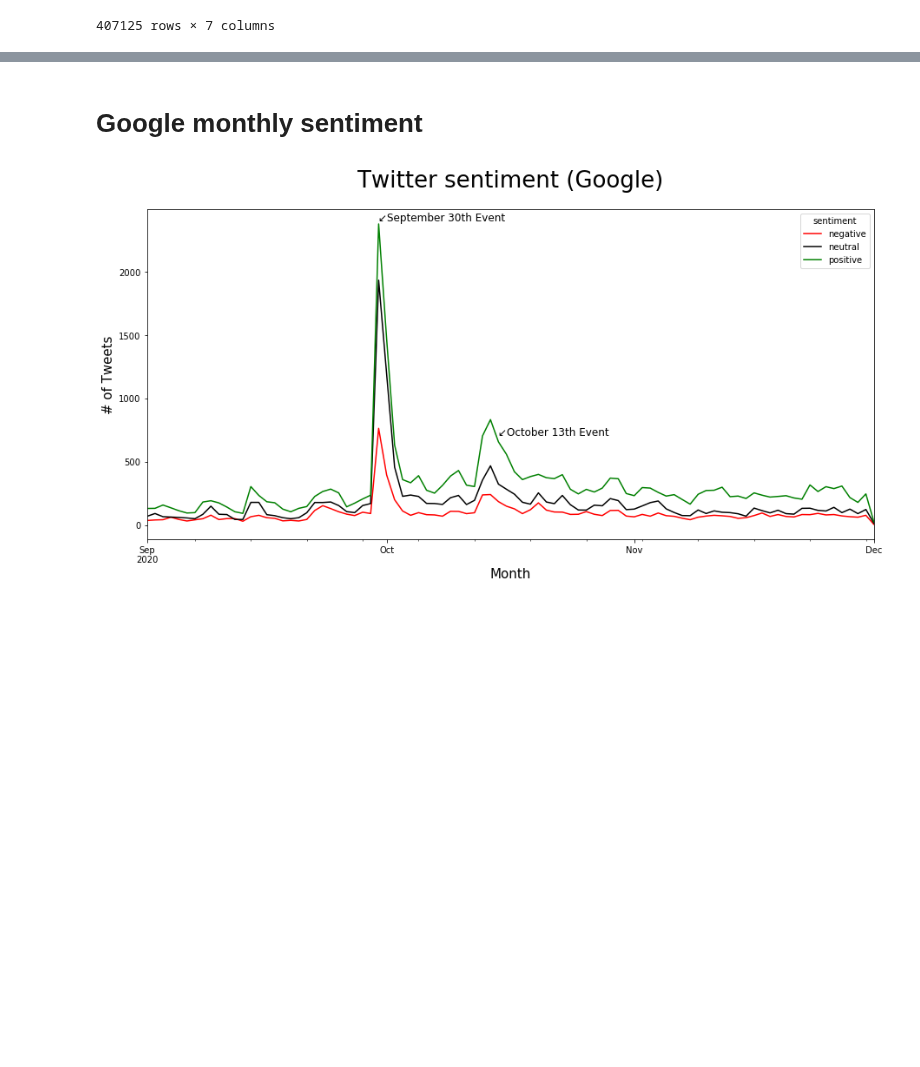
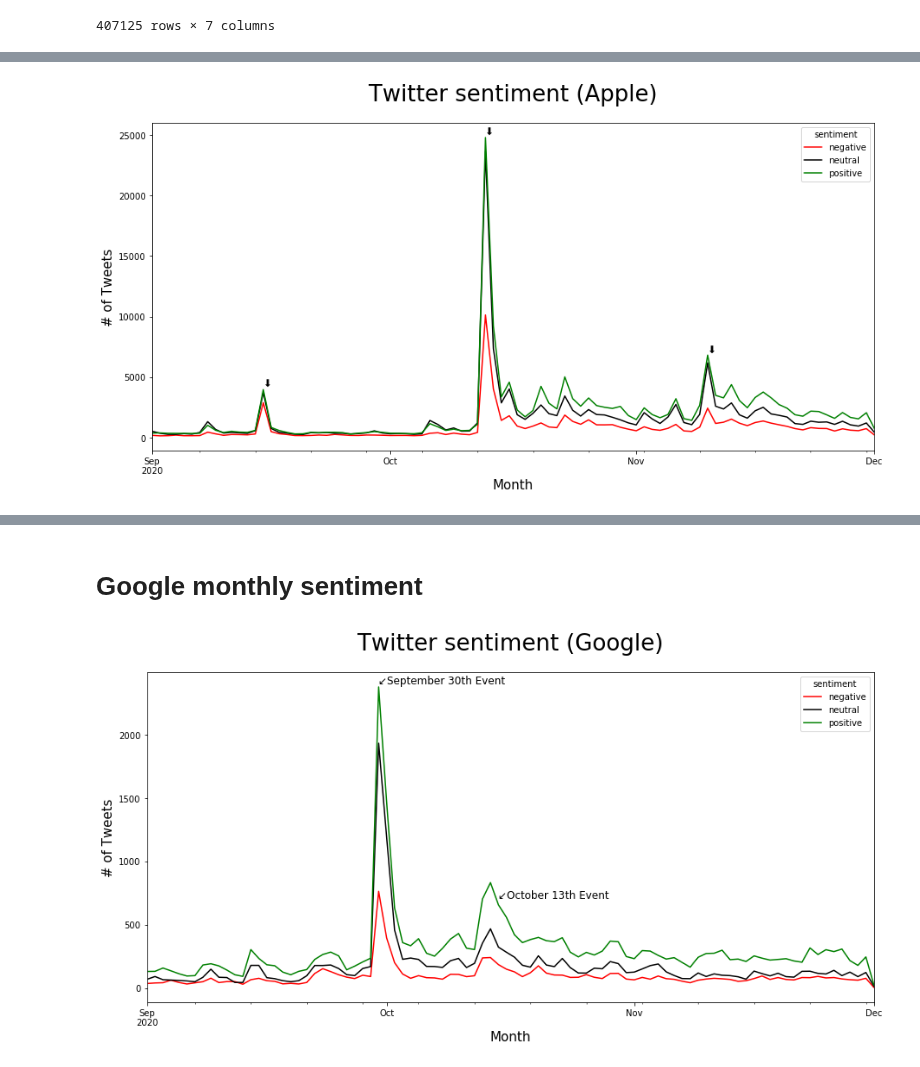
Before and after one commit to brenfrrs/twitter_sentiment_analysis, a Jupyter notebook: EDA_notebook.ipynb, the cells around one changed output, grey strips where cells are left out. Drawn from its saved outputs; the diff is of its cells as text; code cells hidden in the pictures; blank space fills up the shorter version.

```diff
--- a/EDA_notebook.ipynb
+++ b/EDA_notebook.ipynb
@@ -170,0 +173,23 @@ ax.set_title('Twitter sentiment (Apple)', fontsize=26, pad='25.0');
+# %%
+fig, ax = plt.subplots(figsize=(15,7))
+# use unstack()
+multi.groupby(['date','sentiment']).count()['c_tweet'].unstack().plot(ax=ax,color=('red','black', 'green'));
+
+ax.annotate("⬇", xy=(pd.Timestamp('2020-10-13'), 4200), fontsize=12) #Apple iPhone 12 Lineup Reactions! (MKHBD)
+ax.annotate("⬇", xy=(pd.Timestamp('2020-10-12'), 25000), fontsize=12) #iPad Air 2020: The Real iPad Pro Killer! (MKHBD)
+ax.annotate("⬇", xy=(pd.Timestamp('2020-11-10'), 7000), fontsize=12)
+ax.annotate("⬇", xy=(pd.Timestamp('2020-9-15'), 4200), fontsize=12)
+ax.annotate("⬇", xy=(pd.Timestamp('2020-10-13'), 25000), fontsize=12)
+ax.annotate("⬇", xy=(pd.Timestamp('2020-11-10'), 7000), fontsize=12)
+ax.annotate("⬇", xy=(pd.Timestamp('2020-10-13'), 25000), fontsize=12)
+ax.annotate("⬇", xy=(pd.Timestamp('2020-11-10'), 7000), fontsize=12)
+ax.annotate("⬇", xy=(pd.Timestamp('2020-9-15'), 4200), fontsize=12)
+ax.annotate("⬇", xy=(pd.Timestamp('2020-10-13'), 25000), fontsize=12)
+ax.annotate("⬇", xy=(pd.Timestamp('2020-11-10'), 7000), fontsize=12)
+
+#fig.subplots_adjust(top=0.75)
+plt.xlabel('Month', size=15)
+plt.ylabel('# of Tweets', size=15)
+ax.set_title('Twitter sentiment (Apple)', fontsize=26, pad='25.0');
+# %% [output]
+[figure, added]
```
Also changed, not shown: parts of 11 cells of this notebook.
